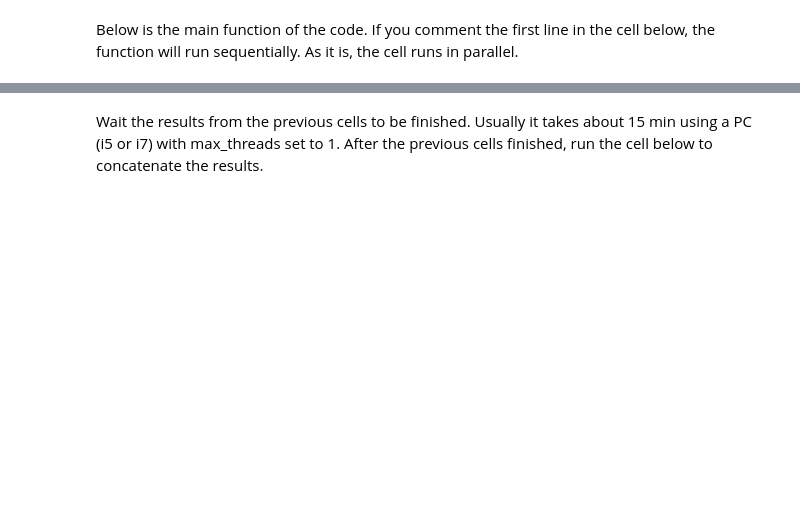
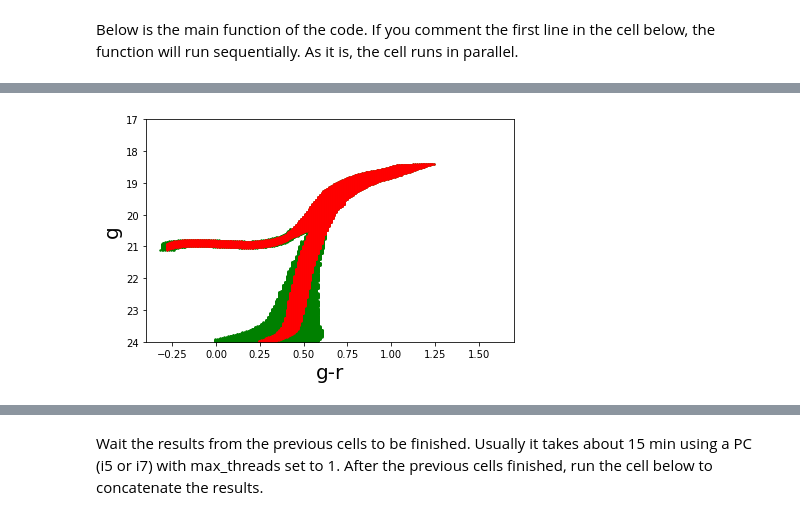
Before and after one commit to linea-it/gawa, a Jupyter notebook: gawazpy.ipynb, the cells around one changed output, grey strips where cells are left out. Drawn from its saved outputs; the diff is of its cells as text; code cells hidden in the pictures; blank space fills up the shorter version.

```diff
--- a/gawazpy.ipynb
+++ b/gawazpy.ipynb
@@ -111,46 +49,92 @@ def gawa_concatenate(param):
 # %%
 # read config file as online argument
-confg = "gawa.json"
+config = "gawa.cfg"
 
 # read config file
-with open(confg) as fstream:
-    param = json.load(fstream)
+with open(config) as fstream:
+    param = yaml.safe_load(fstream)
+globals().update(param)
 
 # Working & output directories
 workdir = param['out_paths']['workdir']
 create_directory(workdir)
 create_directory(os.path.join(workdir, 'tiles'))
-print ('Survey : ', param['survey'])
+survey = param['survey']
+print ('Survey : ', survey)
 print ('workdir : ', workdir)
 tiles_filename = os.path.join(workdir, param['admin']['tiling']['tiles_filename'])
 
 # create required data structure if not exist and update config
-if not param['input_data_structure'][param['survey']]['footprint_hpx_mosaic']:
-    create_mosaic_footprint(param['footprint'][param['survey']], os.path.join(workdir, 'footprint'))
-    param['footprint'][param['survey']]['mosaic']['dir'] = os.path.join(workdir, 'footprint')
+if not param['input_data_structure'][survey]['footprint_hpx_mosaic']:
+    create_mosaic_footprint(
+        param['footprint'][survey], os.path.join(workdir, 'footprint')
+    )
+    param['footprint'][survey]['mosaic']['dir'] = os.path.join(
+        workdir, 'footprint'
+    )
+
+ref_bfilter = param['ref_bfilter']
+ref_rfilter = param['ref_rfilter']
+ref_color = param['ref_color']
+isochrone_masks = param['isochrone_masks']
+
+# update parameters with selected filters in config
+param['starcat'][survey]['keys'][
+    'key_mag_blue'
+] = param['starcat'][survey]['keys']['key_mag'][ref_bfilter]
+param['starcat'][survey]['keys'][
+    'key_mag_red'
+] = param['starcat'][survey]['keys']['key_mag'][ref_rfilter]
+isochrone_masks[survey]['magerr_blue_file'] = isochrone_masks[survey]['magerr_file'][ref_bfilter]
+isochrone_masks[survey]['magerr_red_file'] = isochrone_masks[survey]['magerr_file'][ref_rfilter]
+isochrone_masks[survey]['model_file'] = isochrone_masks[survey]['model_file'][ref_color]
+isochrone_masks[survey]['mask_color_min'] = isochrone_masks[survey]['mask_color_min'][ref_color]
+isochrone_masks[survey]['mask_color_max'] = isochrone_masks[survey]['mask_color_max'][ref_color]
+isochrone_masks[survey]['mask_mag_min'] = isochrone_masks[survey]['mask_mag_min'][ref_bfilter]
+isochrone_masks[survey]['mask_mag_max'] = isochrone_masks[survey]['mask_mag_max'][ref_bfilter]
+
+# store config file in workdir
+with open(os.path.join(workdir, 'gawa.cfg'), 'w') as outfile:
+    json.dump(param, outfile)
+
+config = os.path.join(workdir, 'gawa.cfg')
+
+input_data_structure = param['input_data_structure']
+footprint = param['footprint']
 
 # split_area:
-if param['input_data_structure'][param['survey']]['footprint_hpx_mosaic']:
+if input_data_structure[survey]['footprint_hpx_mosaic']:
     survey_footprint = os.path.join(workdir, 'survey_footprint.fits')
     if not os.path.isfile(survey_footprint):
-        create_survey_footprint_from_mosaic(param['footprint'][param['survey']], survey_footprint)
+        create_survey_footprint_from_mosaic(
+            footprint[survey], survey_footprint
+        )
 else:
-    survey_footprint = param['footprint'][param['survey']]['survey_footprint']
+    survey_footprint = footprint[survey]['survey_footprint']
 
 if not os.path.isfile(tiles_filename):
-    ntiles = hpx_split_survey(survey_footprint, param['footprint'][param['survey']], param['admin']['tiling'], tiles_filename)
-    n_threads, thread_ids = split_equal_area_in_threads(param['admin']['nthreads_max'], tiles_filename)
+    ntiles = hpx_split_survey(
+        survey_footprint, footprint[survey], param['admin']['tiling'], tiles_filename
+    )
+    n_threads, thread_ids = split_equal_area_in_threads(
+        param['admin']['nthreads_max'], tiles_filename
+    )
     add_key_to_fits(tiles_filename, thread_ids, 'thread_id', 'int')
+    all_tiles = read_FitsCat(tiles_filename)
 else:
-    dat = read_FitsCat(tiles_filename)
-    ntiles, n_threads = len(dat), np.amax(dat['thread_id'])
-    thread_ids = dat['thread_id']
-
+    all_tiles = read_FitsCat(tiles_filename)
+    ntiles, n_threads = len(all_tiles), np.amax(all_tiles['thread_id'])
+    thread_ids = all_tiles['thread_id']
 print ('Ntiles / Nthreads = ', ntiles, ' / ', n_threads)
 
+gawa_cfg = param['gawa_cfg']
+
 # prepare dslices
-compute_dslices(param['isochrone_masks'][param['survey']], param['gawa_cfg']['dslices'], workdir)
+compute_dslices(isochrone_masks[survey], gawa_cfg['dslices'], workdir)
 
 # compute cmd_masks
 print ('Compute CMD masks')
-compute_cmd_masks(param['isochrone_masks'][param['survey']], param['out_paths'], param['gawa_cfg'])
+
+out_paths = param['out_paths']
+compute_cmd_masks(isochrone_masks[survey], out_paths, gawa_cfg)
+# %% [output]
@@ -157 +153,2 @@ compute_cmd_masks(param['isochrone_masks'][param['survey']], param['out_paths'],
+[figure, added]
 # %%
```
Also changed, not shown: parts of 8 cells of this notebook, 3 other files.
